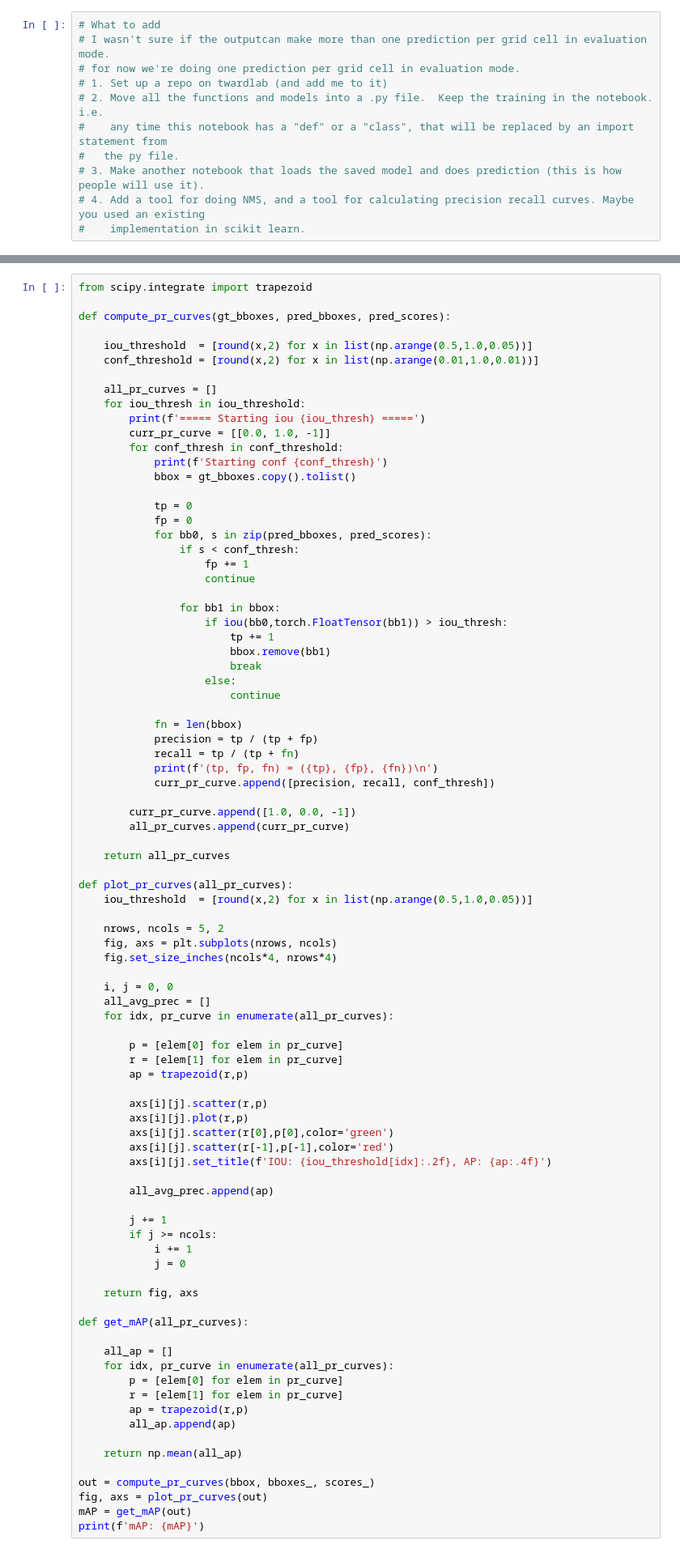
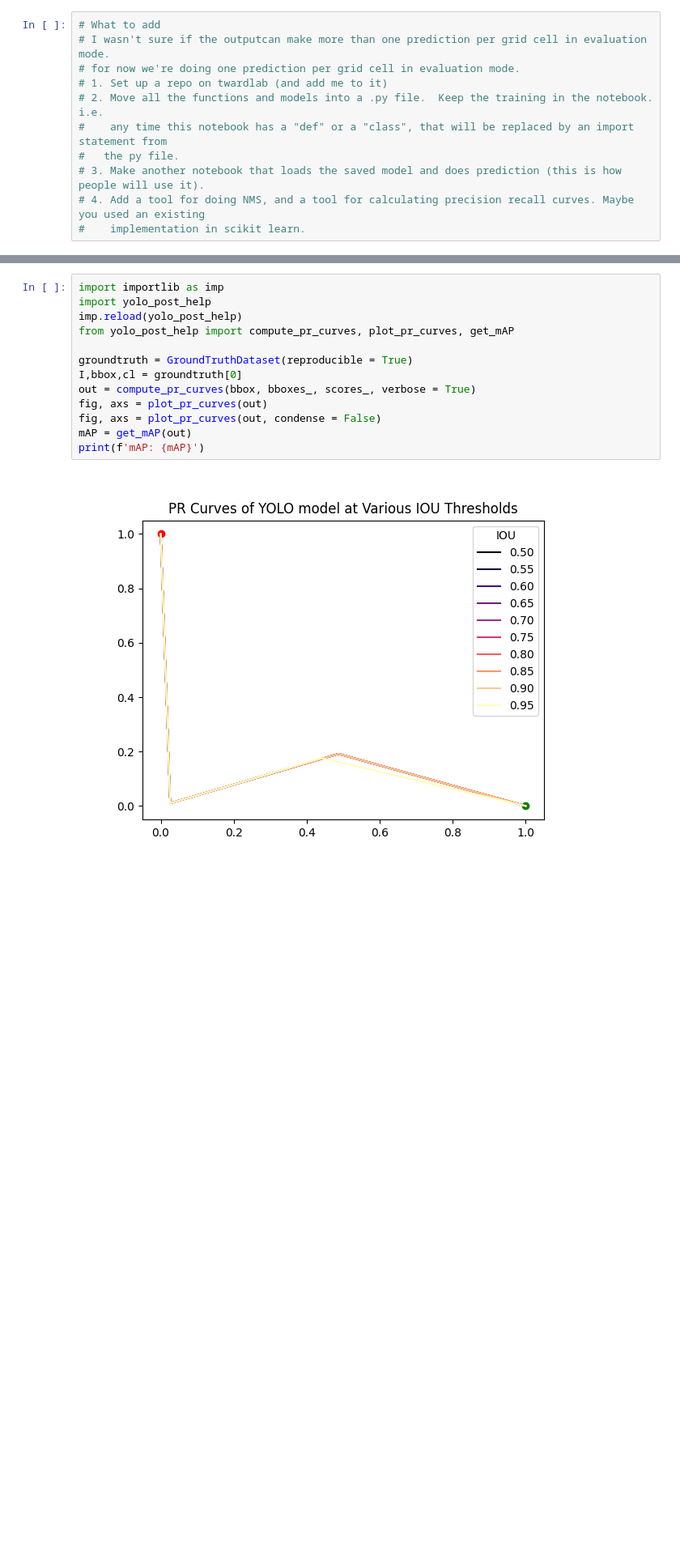
Before and after one commit to twardlab/yolo_model, a Jupyter notebook: yolo_example.ipynb, the cells around one changed output, grey strips where cells are left out. Shown at 81% size. Cells and saved outputs as stored; diff of their text form; blank space fills up the shorter version.

Commit message:
Finished documenting yolo scripts

```diff
--- a/yolo_example.ipynb
+++ b/yolo_example.ipynb
@@ -528,88 +272,15 @@ Text(0.5, 1.0, 'Estimate')
 # %%
-from scipy.integrate import trapezoid
+import importlib as imp
+import yolo_post_help
+imp.reload(yolo_post_help)
+from yolo_post_help import compute_pr_curves, plot_pr_curves, get_mAP
 
-def compute_pr_curves(gt_bboxes, pred_bboxes, pred_scores):
-
-    iou_threshold  = [round(x,2) for x in list(np.arange(0.5,1.0,0.05))]
-    conf_threshold = [round(x,2) for x in list(np.arange(0.01,1.0,0.01))]
-
-    all_pr_curves = []
-    for iou_thresh in iou_threshold:
-        print(f'===== Starting iou {iou_thresh} =====')
-        curr_pr_curve = [[0.0, 1.0, -1]]
-        for conf_thresh in conf_threshold:
-            print(f'Starting conf {conf_thresh}')
-            bbox = gt_bboxes.copy().tolist()
-
-            tp = 0
-            fp = 0
-            for bb0, s in zip(pred_bboxes, pred_scores):
-                if s < conf_thresh:
-                    fp += 1
-                    continue
-
-                for bb1 in bbox:
-                    if iou(bb0,torch.FloatTensor(bb1)) > iou_thresh:
-                        tp += 1
-                        bbox.remove(bb1)
-                        break
-                    else:
-                        continue
-
-            fn = len(bbox)
-            precision = tp / (tp + fp)
-            recall = tp / (tp + fn)
-            print(f'(tp, fp, fn) = ({tp}, {fp}, {fn})\n')
-            curr_pr_curve.append([precision, recall, conf_thresh])
-
-        curr_pr_curve.append([1.0, 0.0, -1])
-        all_pr_curves.append(curr_pr_curve)
-
-    return all_pr_curves
-
-def plot_pr_curves(all_pr_curves):
-    iou_threshold  = [round(x,2) for x in list(np.arange(0.5,1.0,0.05))]
-
-    nrows, ncols = 5, 2
-    fig, axs = plt.subplots(nrows, ncols)
-    fig.set_size_inches(ncols*4, nrows*4)
-
-    i, j = 0, 0
-    all_avg_prec = []
-    for idx, pr_curve in enumerate(all_pr_curves):
-
-        p = [elem[0] for elem in pr_curve]
-        r = [elem[1] for elem in pr_curve]
-        ap = trapezoid(r,p)
-
-        axs[i][j].scatter(r,p)
-        axs[i][j].plot(r,p)
-        axs[i][j].scatter(r[0],p[0],color='green')
-        axs[i][j].scatter(r[-1],p[-1],color='red')
-        axs[i][j].set_title(f'IOU: {iou_threshold[idx]:.2f}, AP: {ap:.4f}')
-
-        all_avg_prec.append(ap)
-
-        j += 1
-        if j >= ncols:
-            i += 1
-            j = 0
-
-    return fig, axs
-
-def get_mAP(all_pr_curves):
-
-    all_ap = []
-    for idx, pr_curve in enumerate(all_pr_curves):
-        p = [elem[0] for elem in pr_curve]
-        r = [elem[1] for elem in pr_curve]
-        ap = trapezoid(r,p)
-        all_ap.append(ap)
-
-    return np.mean(all_ap)
-
-out = compute_pr_curves(bbox, bboxes_, scores_)
+groundtruth = GroundTruthDataset(reproducible = True)
+I,bbox,cl = groundtruth[0]
+out = compute_pr_curves(bbox, bboxes_, scores_, verbose = True)
 fig, axs = plot_pr_curves(out)
+fig, axs = plot_pr_curves(out, condense = False)
 mAP = get_mAP(out)
 print(f'mAP: {mAP}')
 # %% [output]
+[figure, new version]
```
Also changed, not shown: parts of 12 cells of this notebook, 2 other files.
